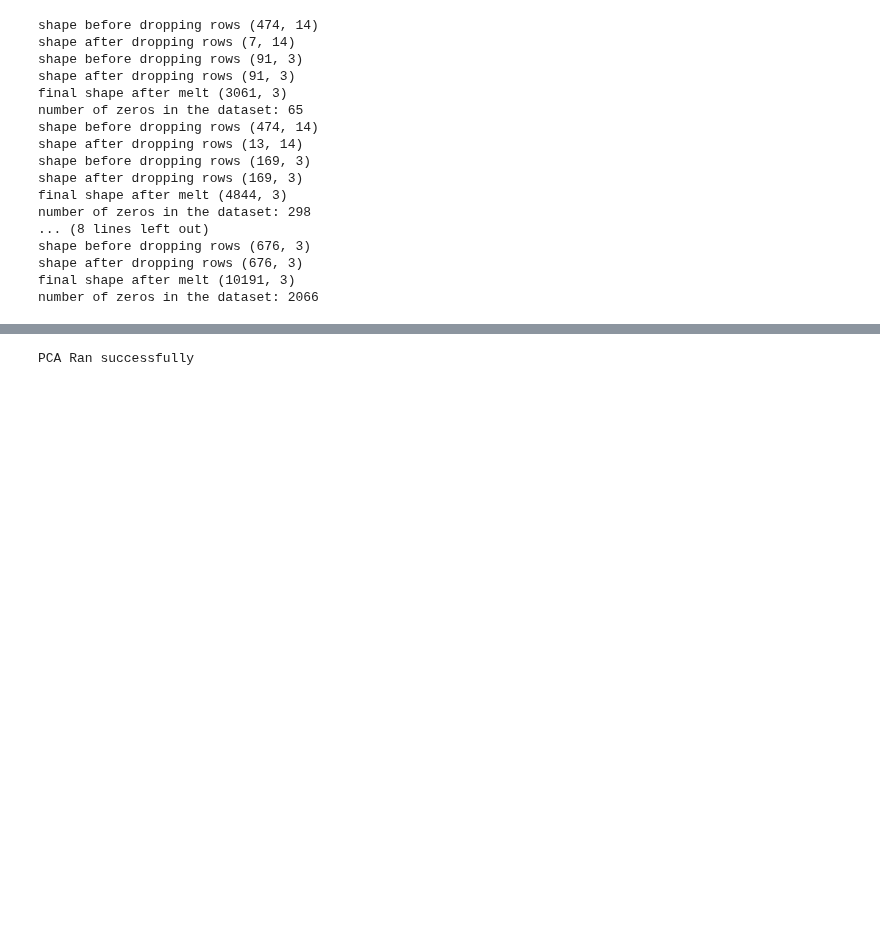
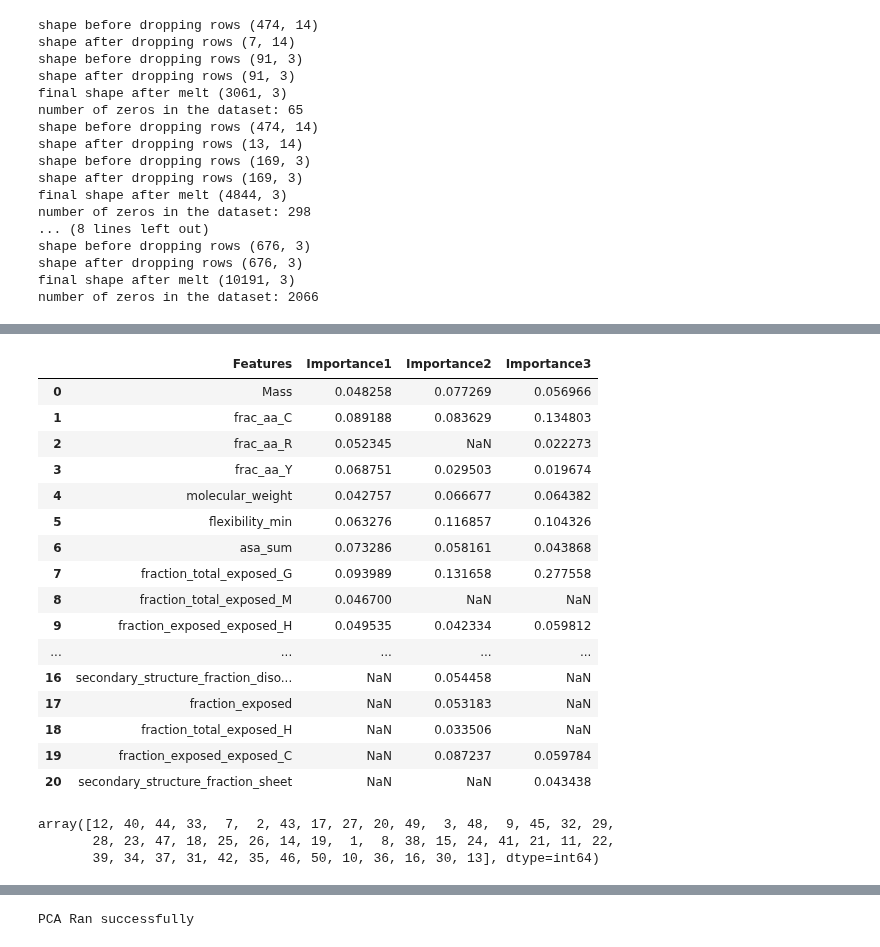
Before and after one commit to karst-poulsen/PC_ML_using_NSP, a Jupyter notebook: ML_5_pubpipe_Samples.ipynb, the cells around one changed output, grey strips where cells are left out. Drawn from its saved outputs; the diff is of its cells as text; code cells hidden in the pictures; blank space fills up the shorter version.

```diff
--- a/ML_5_pubpipe_Samples.ipynb
+++ b/ML_5_pubpipe_Samples.ipynb
@@ -296,0 +346,29 @@ for file in files:
+# %%
+feat_summary=feats[0]
+for d in feats[1:]:
+    feat_summary=feat_summary.merge(d, on='Features',how='outer')
+feat_summary
+# %% [output]
+|  | Features | Importance1 | Importance2 | Importance3 |
+| 0 | Mass | 0.048258 | 0.077269 | 0.056966 |
+| 1 | frac_aa_C | 0.089188 | 0.083629 | 0.134803 |
+| 2 | frac_aa_R | 0.052345 | NaN | 0.022273 |
+| 3 | frac_aa_Y | 0.068751 | 0.029503 | 0.019674 |
+| 4 | molecular_weight | 0.042757 | 0.066677 | 0.064382 |
+| 5 | flexibility_min | 0.063276 | 0.116857 | 0.104326 |
+| 6 | asa_sum | 0.073286 | 0.058161 | 0.043868 |
+| 7 | fraction_total_exposed_G | 0.093989 | 0.131658 | 0.277558 |
+| 8 | fraction_total_exposed_M | 0.046700 | NaN | NaN |
+| 9 | fraction_exposed_exposed_H | 0.049535 | 0.042334 | 0.059812 |
+| ... | ... | ... | ... | ... |
+| 16 | secondary_structure_fraction_diso... | NaN | 0.054458 | NaN |
+| 17 | fraction_exposed | NaN | 0.053183 | NaN |
+| 18 | fraction_total_exposed_H | NaN | 0.033506 | NaN |
+| 19 | fraction_exposed_exposed_C | NaN | 0.087237 | 0.059784 |
+| 20 | secondary_structure_fraction_sheet | NaN | NaN | 0.043438 |
+# %%
+df['NPUNID'].unique()
+# %% [output]
+array([12, 40, 44, 33,  7,  2, 43, 17, 27, 20, 49,  3, 48,  9, 45, 32, 29,
+       28, 23, 47, 18, 25, 26, 14, 19,  1,  8, 38, 15, 24, 41, 21, 11, 22,
+       39, 34, 37, 31, 42, 35, 46, 50, 10, 36, 16, 30, 13], dtype=int64)
```
Also changed, not shown: parts of 4 cells of this notebook, 1 other file.
